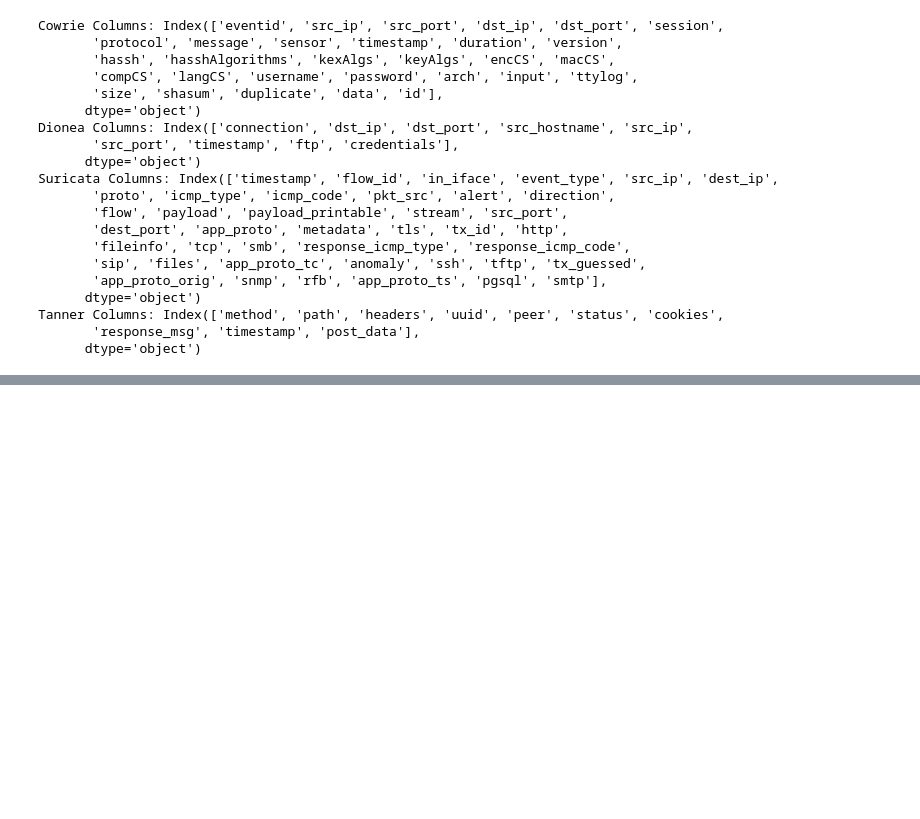
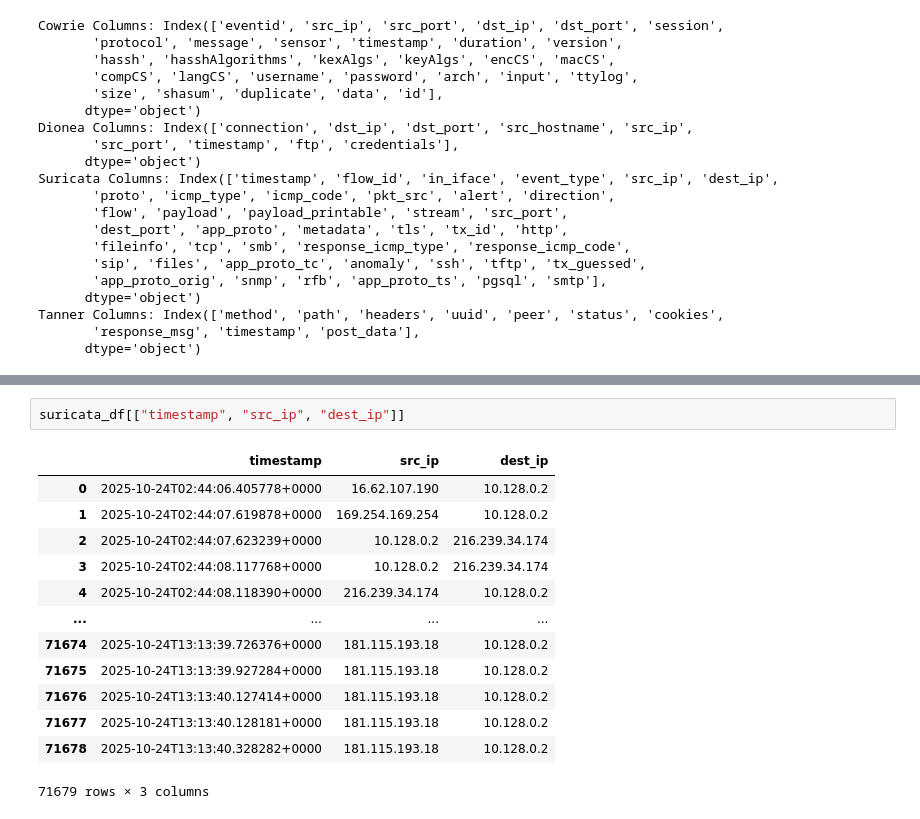
Before and after one commit to francescacraievich/real-time-cyber-anomaly-detection, a Jupyter notebook: df_summary.ipynb, the cells around one changed output, grey strips where cells are left out. Saved outputs shown, nothing was run; the diff lists cells and outputs as text; blank space fills up the shorter version.

```diff
--- a/df_summary.ipynb
+++ b/df_summary.ipynb
@@ -125,0 +162,16 @@ uuid, peer (Tanner - internal references)
+# %%
+suricata_df[["timestamp", "src_ip", "dest_ip"]]
+# %% [output]
+|  | timestamp | src_ip | dest_ip |
+| 0 | 2025-10-24T02:44:06.405778+0000 | 16.62.107.190 | 10.128.0.2 |
+| 1 | 2025-10-24T02:44:07.619878+0000 | 169.254.169.254 | 10.128.0.2 |
+| 2 | 2025-10-24T02:44:07.623239+0000 | 10.128.0.2 | 216.239.34.174 |
+| 3 | 2025-10-24T02:44:08.117768+0000 | 10.128.0.2 | 216.239.34.174 |
+| 4 | 2025-10-24T02:44:08.118390+0000 | 216.239.34.174 | 10.128.0.2 |
+| ... | ... | ... | ... |
+| 71674 | 2025-10-24T13:13:39.726376+0000 | 181.115.193.18 | 10.128.0.2 |
+| 71675 | 2025-10-24T13:13:39.927284+0000 | 181.115.193.18 | 10.128.0.2 |
+| 71676 | 2025-10-24T13:13:40.127414+0000 | 181.115.193.18 | 10.128.0.2 |
+| 71677 | 2025-10-24T13:13:40.128181+0000 | 181.115.193.18 | 10.128.0.2 |
+| 71678 | 2025-10-24T13:13:40.328282+0000 | 181.115.193.18 | 10.128.0.2 |
+71679 rows × 3 columns
```
Also changed, not shown: parts of 9 cells of this notebook, 2 other files.
